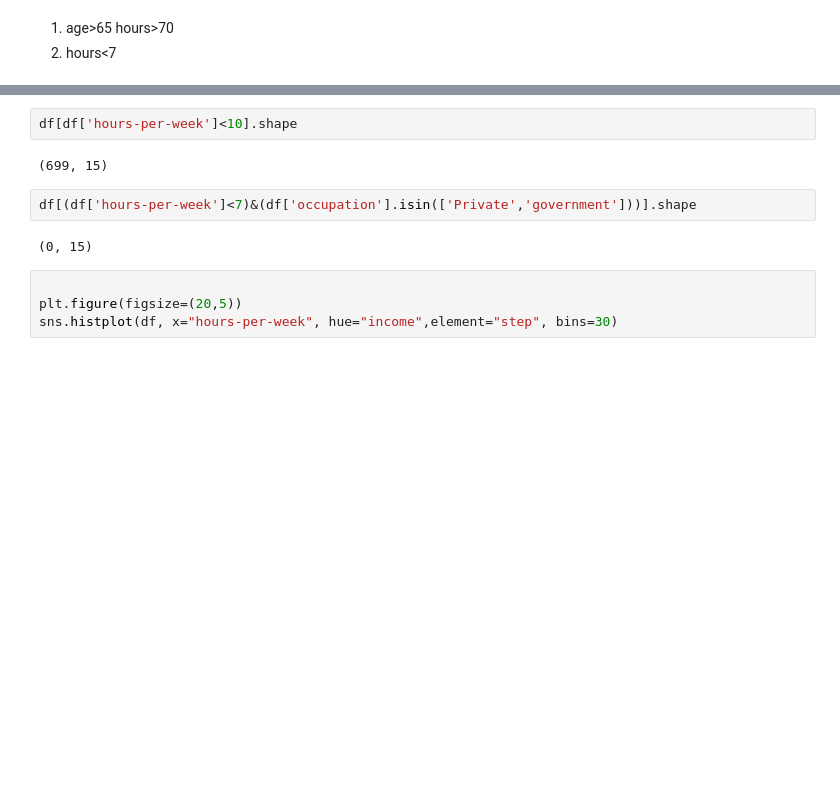
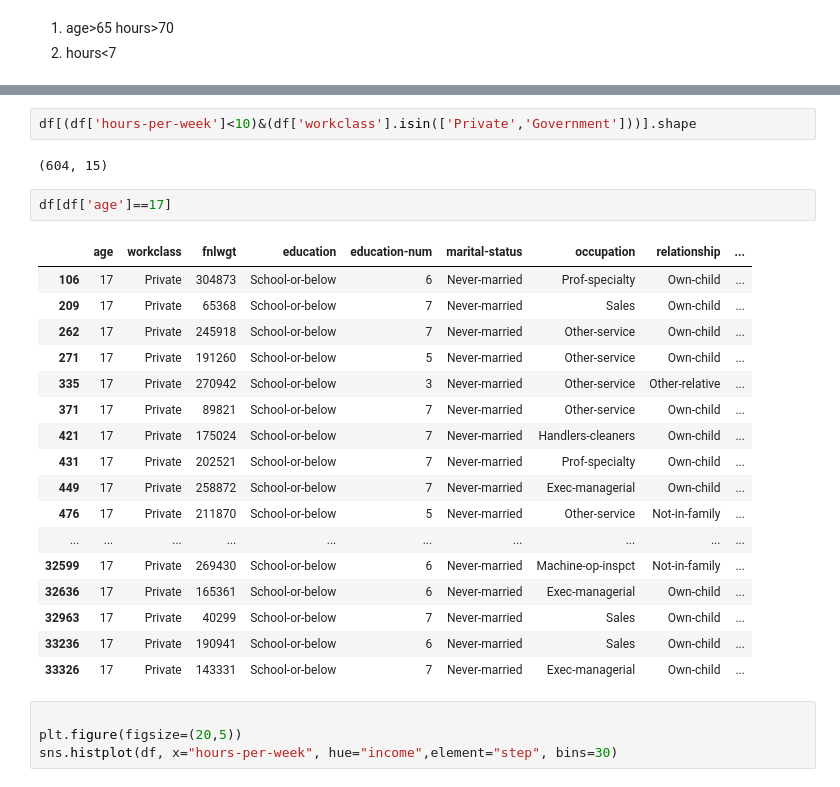
Before and after one commit to JanakaDilshanSendnayake/ML-Coursework, a Jupyter notebook: Data Preprocessing.ipynb, the cells around one changed output, grey strips where cells are left out. Drawn from its saved outputs; the diff is of its cells as text; blank space fills up the shorter version.

```diff
--- a/Data Preprocessing.ipynb
+++ b/Data Preprocessing.ipynb
@@ -905,13 +1019,29 @@ df[(df['age']>65)&(df['hours-per-week']>65)].shape
 # %% [output]
 (40, 15)
-# %%
-df[df['hours-per-week']<10].shape
-# %% [output]
-(699, 15)
 # %%
-df[(df['hours-per-week']<7)&(df['occupation'].isin(['Private','government']))].shape
+df[(df['hours-per-week']<10)&(df['workclass'].isin(['Private','Government']))].shape
 # %% [output]
-(0, 15)
+(604, 15)
+# %%
+df[df['age']==17]
+# %% [output]
+|  | age | workclass | fnlwgt | education | education-num | marital-status | occupation | relationship | ... |
+| 106 | 17 | Private | 304873 | School-or-below | 6 | Never-married | Prof-specialty | Own-child | ... |
+| 209 | 17 | Private | 65368 | School-or-below | 7 | Never-married | Sales | Own-child | ... |
+| 262 | 17 | Private | 245918 | School-or-below | 7 | Never-married | Other-service | Own-child | ... |
+| 271 | 17 | Private | 191260 | School-or-below | 5 | Never-married | Other-service | Own-child | ... |
+| 335 | 17 | Private | 270942 | School-or-below | 3 | Never-married | Other-service | Other-relative | ... |
+| 371 | 17 | Private | 89821 | School-or-below | 7 | Never-married | Other-service | Own-child | ... |
+| 421 | 17 | Private | 175024 | School-or-below | 7 | Never-married | Handlers-cleaners | Own-child | ... |
+| 431 | 17 | Private | 202521 | School-or-below | 7 | Never-married | Prof-specialty | Own-child | ... |
+| 449 | 17 | Private | 258872 | School-or-below | 7 | Never-married | Exec-managerial | Own-child | ... |
+| 476 | 17 | Private | 211870 | School-or-below | 5 | Never-married | Other-service | Not-in-family | ... |
+| ... | ... | ... | ... | ... | ... | ... | ... | ... | ... |
+| 32599 | 17 | Private | 269430 | School-or-below | 6 | Never-married | Machine-op-inspct | Not-in-family | ... |
+| 32636 | 17 | Private | 165361 | School-or-below | 6 | Never-married | Exec-managerial | Own-child | ... |
+| 32963 | 17 | Private | 40299 | School-or-below | 7 | Never-married | Sales | Own-child | ... |
+| 33236 | 17 | Private | 190941 | School-or-below | 6 | Never-married | Sales | Own-child | ... |
+| 33326 | 17 | Private | 143331 | School-or-below | 7 | Never-married | Exec-managerial | Own-child | ... |
 # %%
 
 plt.figure(figsize=(20,5))
```
Also changed, not shown: parts of 13 cells of this notebook.
